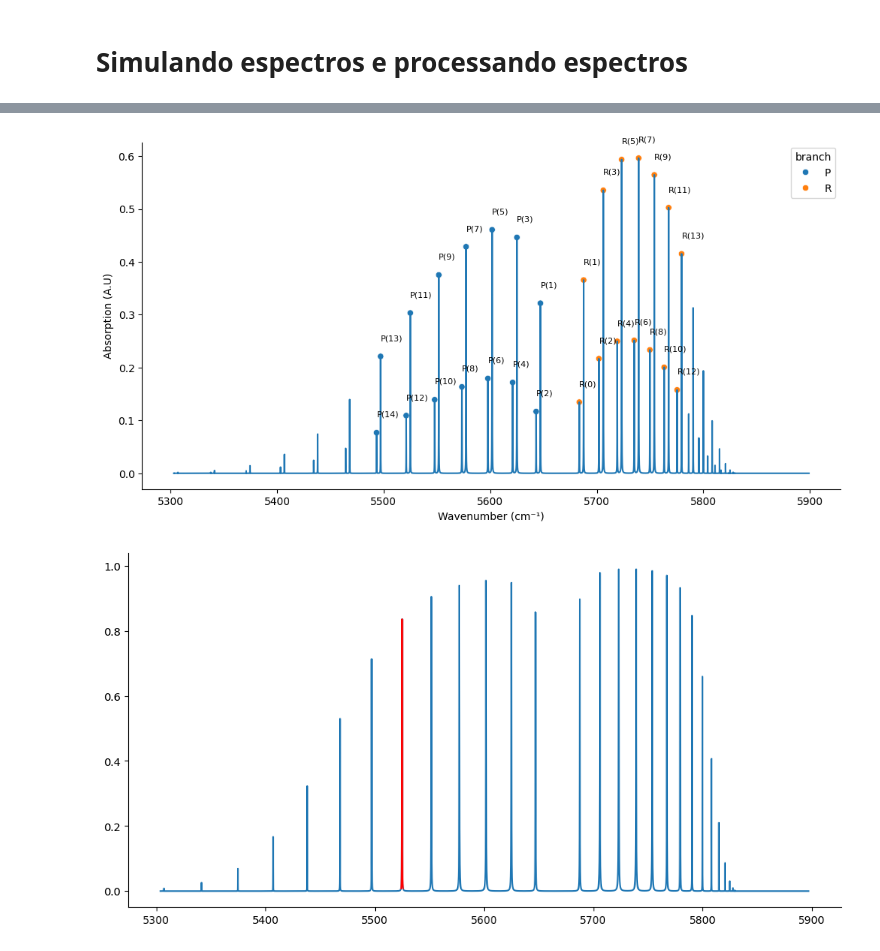
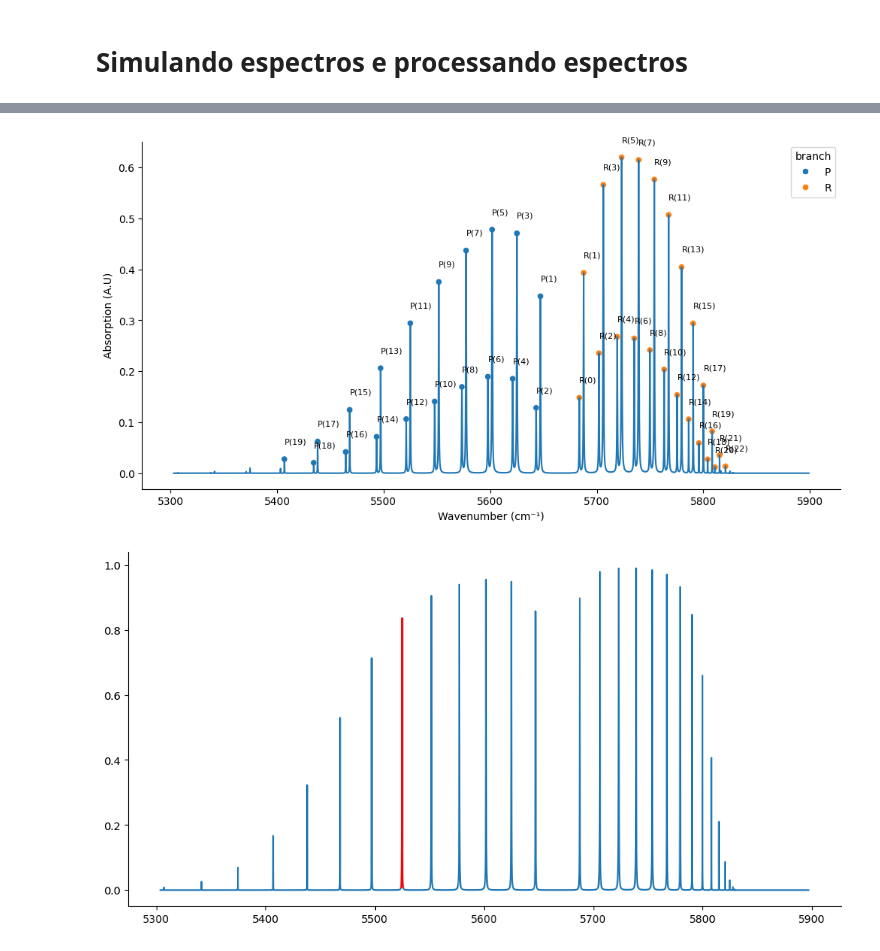
Before and after one commit to Alexandre-Esposte/LineProphet-Machine-Learning-for-Spectral-Attributes, a Jupyter notebook: nbs/for_images.ipynb, the cells around one changed output, grey strips where cells are left out. Saved outputs shown, nothing was run; the diff lists cells and outputs as text; code cells hidden in the pictures.

```diff
--- a/nbs/for_images.ipynb
+++ b/nbs/for_images.ipynb
@@ -35,16 +36,17 @@ s = SpectraGenerator()
 
 s.downloadMolecule('HCl', (52,53), (5300,5900))
 
-pressure = 0.354 #atm
-temperature = 293 # Kelvin
+pressure = 1 #atm
+temperature = 273 # Kelvin
 
 optical_length = 2 #cm
 
 #Simulando o espectro
 s.simulateSpectra('HCl',{'air':0, 'self':1}, {'l':optical_length,'p':pressure,'T':temperature},step=0.01)
 
+
 # Organizando as linhas
-lines = branchClassification(s.spectra, findPeaksParams={'height':0},thresoldBranch=5665)
+lines = branchClassification(s.spectra, findPeaksParams={'height': 0.01, 'width': 1, 'distance': None},thresoldBranch=5665)
 
 lines['pressure'] = pressure
 lines['temperature'] = temperature
@@ -70,4 +72,4 @@ PROCESSED
-[figure, old version]
+[figure, new version]
 # %%
 x,y = filterLine(s.spectra,lines.loc[5,'wavenumber'],lines.loc[5,'absorption'],0.01)
 
```
Also changed, not shown: parts of 11 cells of this notebook, 23 other files.
